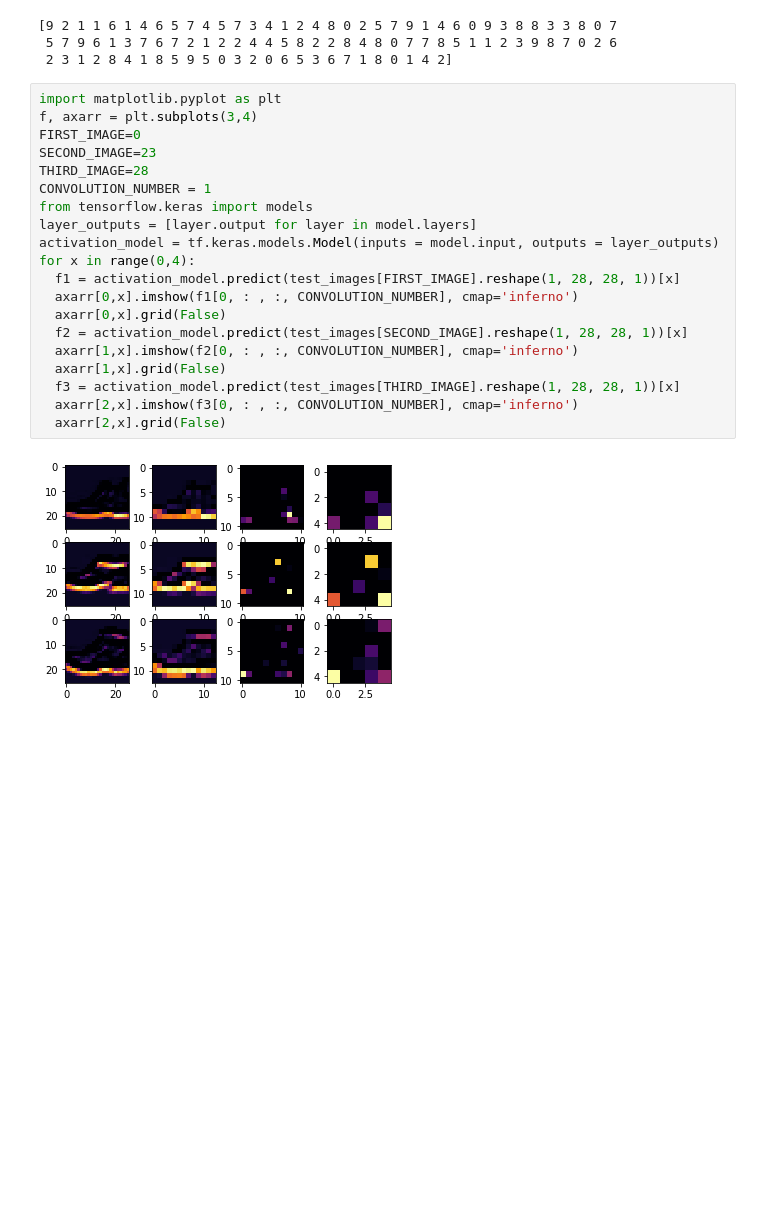
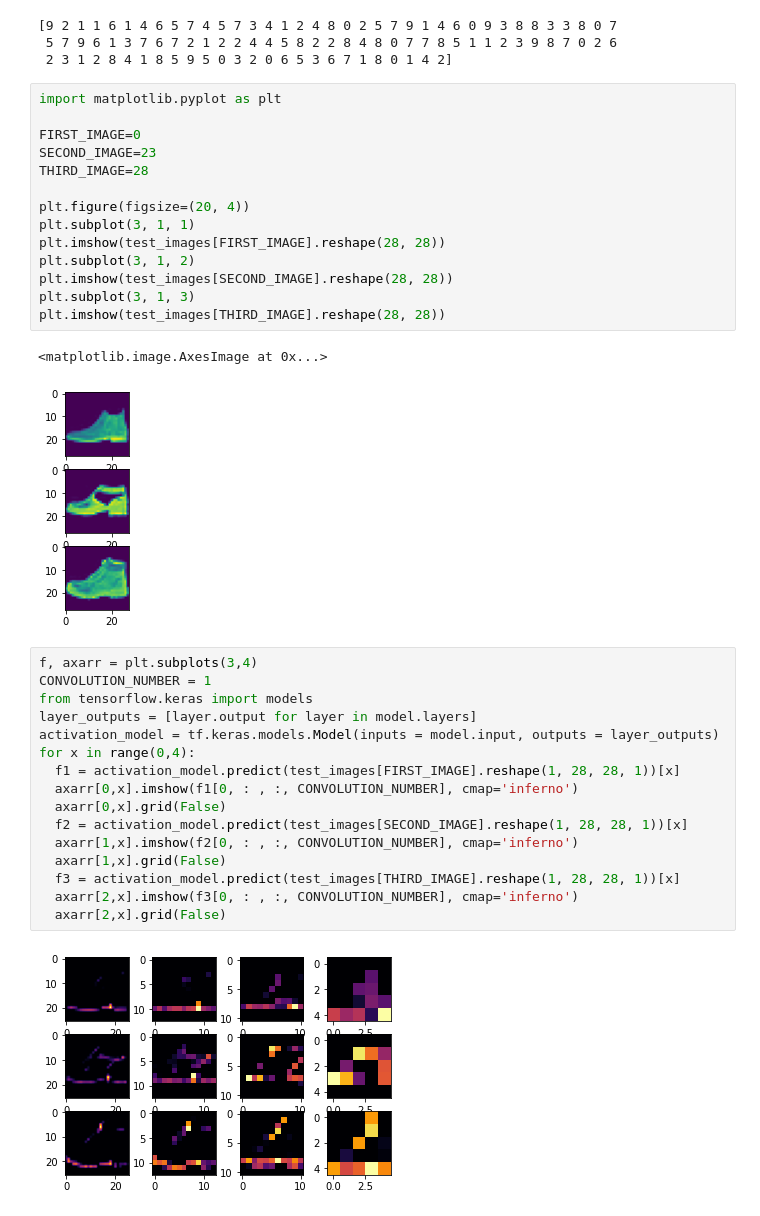
Before and after one commit to openaifab/Image-LAB-for-training, a Jupyter notebook: 3 CNN.ipynb, the cells around one changed output. Cells and saved outputs as stored; diff of their text form; blank space fills up the shorter version.

```diff
--- a/3 CNN.ipynb
+++ b/3 CNN.ipynb
@@ -93,12 +94,25 @@ print(test_labels[:100])
 [9 2 1 1 6 1 4 6 5 7 4 5 7 3 4 1 2 4 8 0 2 5 7 9 1 4 6 0 9 3 8 8 3 3 8 0 7
  5 7 9 6 1 3 7 6 7 2 1 2 2 4 4 5 8 2 2 8 4 8 0 7 7 8 5 1 1 2 3 9 8 7 0 2 6
  2 3 1 2 8 4 1 8 5 9 5 0 3 2 0 6 5 3 6 7 1 8 0 1 4 2]
+# %%
+import matplotlib.pyplot as plt
+
+FIRST_IMAGE=0
+SECOND_IMAGE=23
+THIRD_IMAGE=28
+
+plt.figure(figsize=(20, 4))
+plt.subplot(3, 1, 1)
+plt.imshow(test_images[FIRST_IMAGE].reshape(28, 28))
+plt.subplot(3, 1, 2)
+plt.imshow(test_images[SECOND_IMAGE].reshape(28, 28))
+plt.subplot(3, 1, 3)
+plt.imshow(test_images[THIRD_IMAGE].reshape(28, 28))
+# %% [output]
+<matplotlib.image.AxesImage at 0x...>
+[figure, added]
 # %%
-import matplotlib.pyplot as plt
 f, axarr = plt.subplots(3,4)
-FIRST_IMAGE=0
-SECOND_IMAGE=23
-THIRD_IMAGE=28
 CONVOLUTION_NUMBER = 1
 from tensorflow.keras import models
 layer_outputs = [layer.output for layer in model.layers]
@@ -114,4 +128,4 @@ for x in range(0,4):
   axarr[2,x].imshow(f3[0, : , :, CONVOLUTION_NUMBER], cmap='inferno')
   axarr[2,x].grid(False)
 # %% [output]
-[figure, old version]
+[figure, new version]
```
Also changed, not shown: parts of 4 cells of this notebook, 2 other files.
